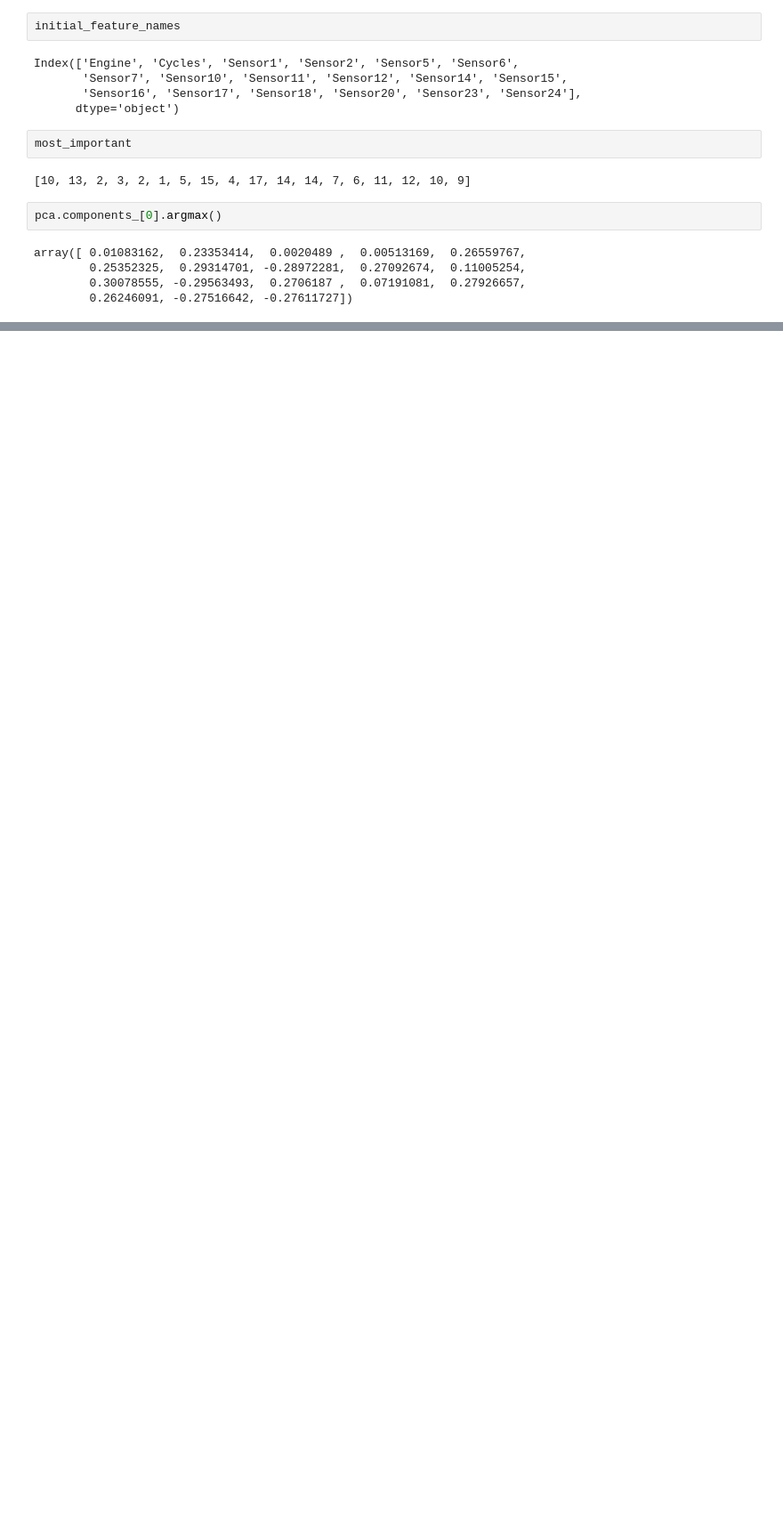
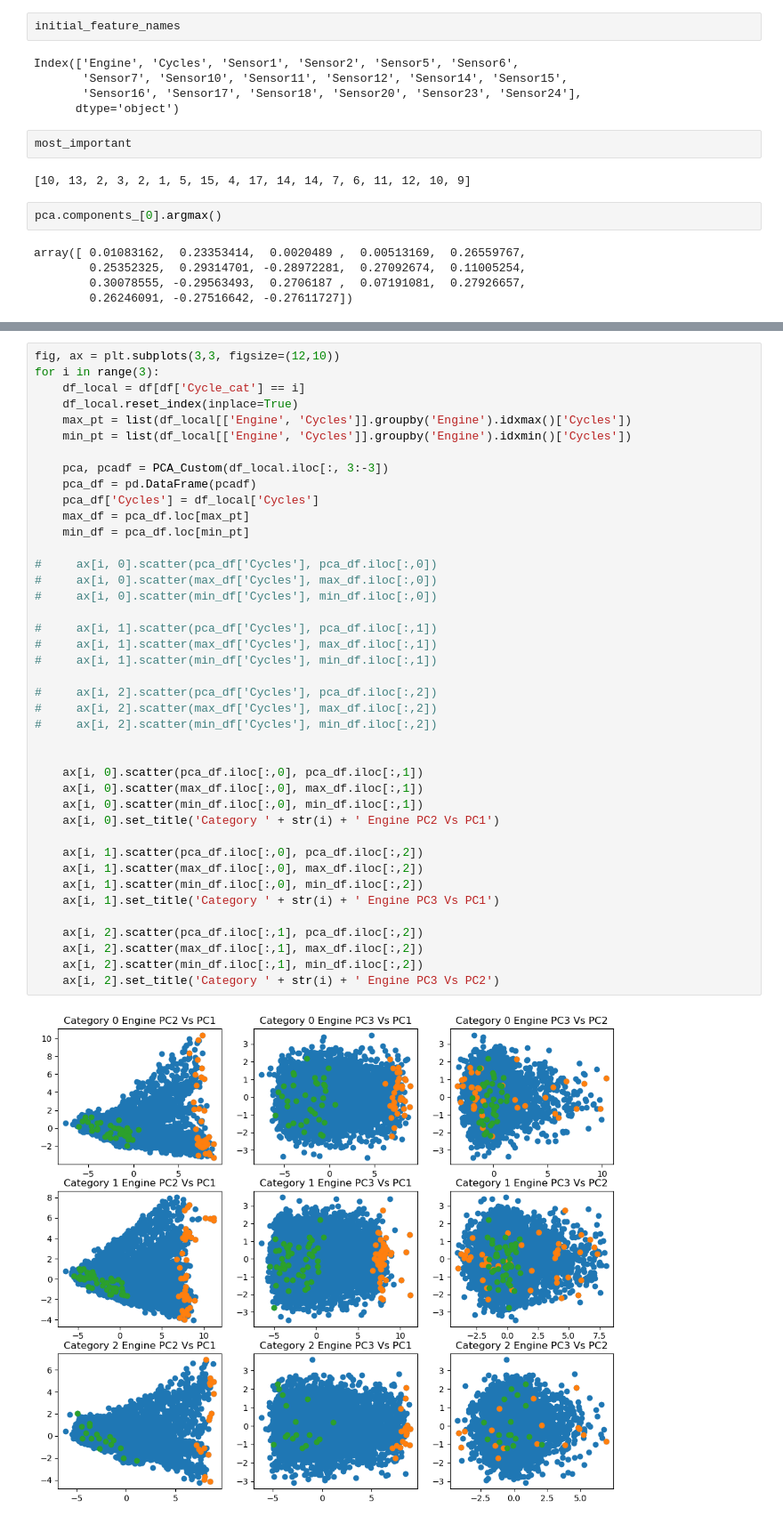
Before and after one commit to sekhrianchal6/Predictive-Maintenance, a Jupyter notebook: Code/FE/PdM_FE_Muthu.ipynb, the cells around one changed output, grey strips where cells are left out. Shown at 89% size. Saved outputs shown, nothing was run; the diff lists cells and outputs as text; blank space fills up the shorter version.

```diff
--- a/Code/FE/PdM_FE_Muthu.ipynb
+++ b/Code/FE/PdM_FE_Muthu.ipynb
@@ -126,0 +183,43 @@ array([ 0.01083162,  0.23353414,  0.0020489 ,  0.00513169,  0.26559767,
+# %%
+fig, ax = plt.subplots(3,3, figsize=(12,10))
+for i in range(3):
+    df_local = df[df['Cycle_cat'] == i]
+    df_local.reset_index(inplace=True)
+    max_pt = list(df_local[['Engine', 'Cycles']].groupby('Engine').idxmax()['Cycles'])
+    min_pt = list(df_local[['Engine', 'Cycles']].groupby('Engine').idxmin()['Cycles'])
+
+    pca, pcadf = PCA_Custom(df_local.iloc[:, 3:-3])
+    pca_df = pd.DataFrame(pcadf)
+    pca_df['Cycles'] = df_local['Cycles']
+    max_df = pca_df.loc[max_pt]
+    min_df = pca_df.loc[min_pt]
+
+#     ax[i, 0].scatter(pca_df['Cycles'], pca_df.iloc[:,0])
+#     ax[i, 0].scatter(max_df['Cycles'], max_df.iloc[:,0])
+#     ax[i, 0].scatter(min_df['Cycles'], min_df.iloc[:,0])
+
+#     ax[i, 1].scatter(pca_df['Cycles'], pca_df.iloc[:,1])
+#     ax[i, 1].scatter(max_df['Cycles'], max_df.iloc[:,1])
+#     ax[i, 1].scatter(min_df['Cycles'], min_df.iloc[:,1])
+
+#     ax[i, 2].scatter(pca_df['Cycles'], pca_df.iloc[:,2])
+#     ax[i, 2].scatter(max_df['Cycles'], max_df.iloc[:,2])
+#     ax[i, 2].scatter(min_df['Cycles'], min_df.iloc[:,2])
+
+
+    ax[i, 0].scatter(pca_df.iloc[:,0], pca_df.iloc[:,1])
+    ax[i, 0].scatter(max_df.iloc[:,0], max_df.iloc[:,1])
+    ax[i, 0].scatter(min_df.iloc[:,0], min_df.iloc[:,1])
+    ax[i, 0].set_title('Category ' + str(i) + ' Engine PC2 Vs PC1')
+
+    ax[i, 1].scatter(pca_df.iloc[:,0], pca_df.iloc[:,2])
+    ax[i, 1].scatter(max_df.iloc[:,0], max_df.iloc[:,2])
+    ax[i, 1].scatter(min_df.iloc[:,0], min_df.iloc[:,2])
+    ax[i, 1].set_title('Category ' + str(i) + ' Engine PC3 Vs PC1')
+
+    ax[i, 2].scatter(pca_df.iloc[:,1], pca_df.iloc[:,2])
+    ax[i, 2].scatter(max_df.iloc[:,1], max_df.iloc[:,2])
+    ax[i, 2].scatter(min_df.iloc[:,1], min_df.iloc[:,2])
+    ax[i, 2].set_title('Category ' + str(i) + ' Engine PC3 Vs PC2')
+# %% [output]
+[figure, added]
```
Also changed, not shown: parts of 6 cells of this notebook.
